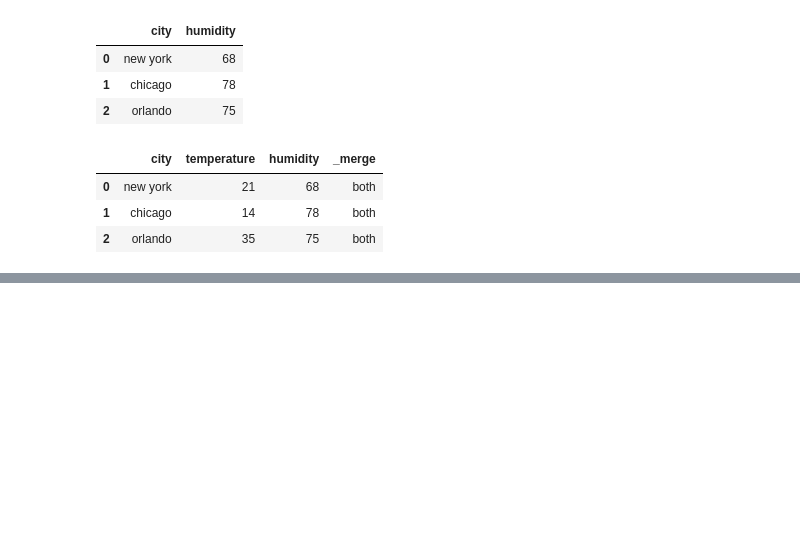
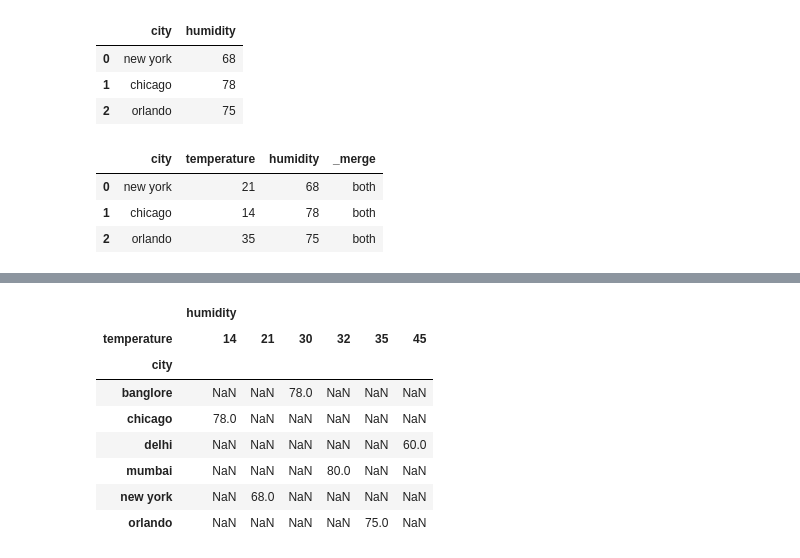
Before and after one commit to abagla18/ineuron_MLDL, a Jupyter notebook: Other_Training/1_Pandas/1_workfile.ipynb, the cells around one changed output, grey strips where cells are left out. Drawn from its saved outputs; the diff is of its cells as text; code cells hidden in the pictures; blank space fills up the shorter version.

```diff
--- a/Other_Training/1_Pandas/1_workfile.ipynb
+++ b/Other_Training/1_Pandas/1_workfile.ipynb
@@ -481,0 +501,12 @@ df7
+# %%
+df_city.pivot_table(index='city',columns='temperature')
+# %% [output]
+|  | humidity |  |  |  |  |  |
+| temperature | 14 | 21 | 30 | 32 | 35 | 45 |
+| city |  |  |  |  |  |  |
+| banglore | NaN | NaN | 78.0 | NaN | NaN | NaN |
+| chicago | 78.0 | NaN | NaN | NaN | NaN | NaN |
+| delhi | NaN | NaN | NaN | NaN | NaN | 60.0 |
+| mumbai | NaN | NaN | NaN | 80.0 | NaN | NaN |
+| new york | NaN | 68.0 | NaN | NaN | NaN | NaN |
+| orlando | NaN | NaN | NaN | NaN | 75.0 | NaN |
```
Also changed, not shown: parts of 4 cells of this notebook, 1 other file.
